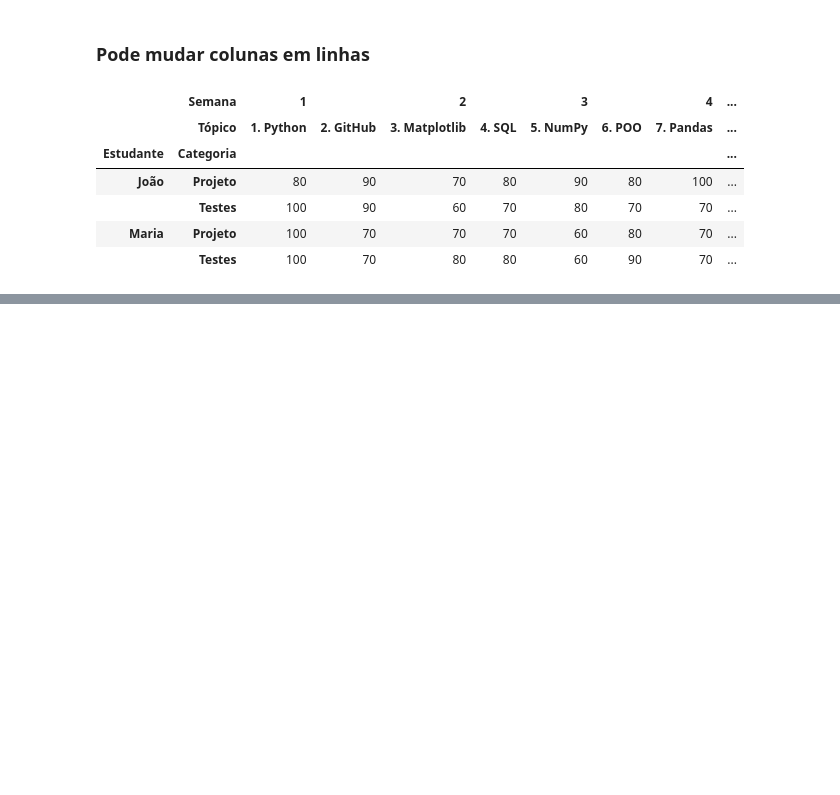
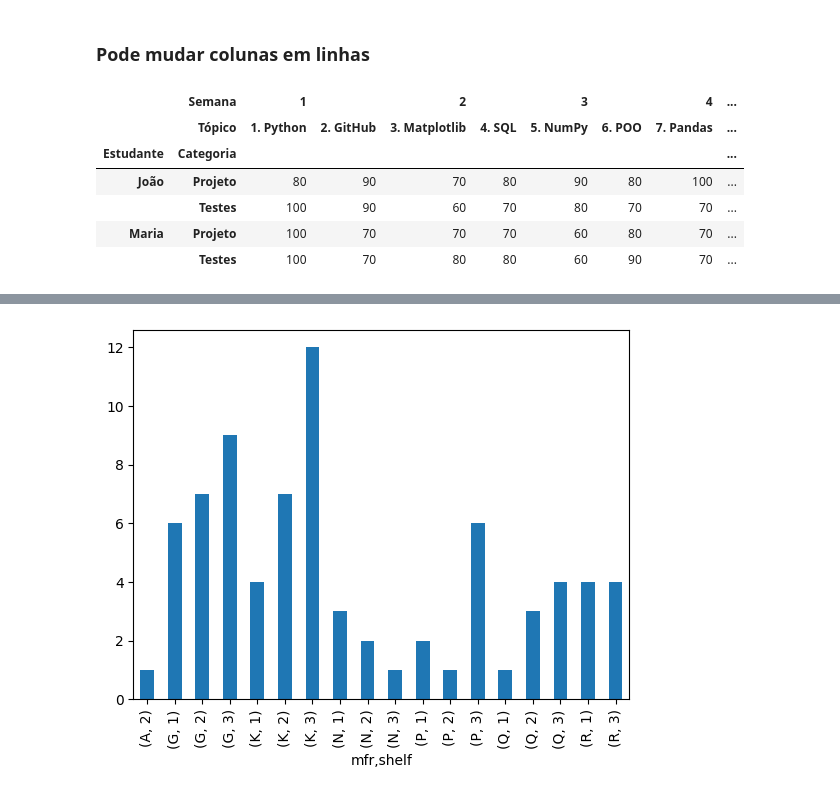
Before and after one commit to OjedaProgramador/Analise_dados_versao_2, a Jupyter notebook: excel.ipynb, the cells around one changed output, grey strips where cells are left out. Drawn from its saved outputs; the diff is of its cells as text; code cells hidden in the pictures; blank space fills up the shorter version.

```diff
--- a/excel.ipynb
+++ b/excel.ipynb
@@ -54,3 +48,6 @@ plan_pivot.stack(level=0)
 |  | Testes | 100 | 90 | 60 | 70 | 80 | 70 | 70 | ... |
 | Maria | Projeto | 100 | 70 | 70 | 70 | 60 | 80 | 70 | ... |
 |  | Testes | 100 | 70 | 80 | 80 | 60 | 90 | 70 | ... |
+# %%
+cereal = pd.read_csv('cereal.csv')
+cereal.head(10)
@@ -56,0 +86,6 @@ plan_pivot.stack(level=0)
+# %%
+cereal.groupby(['mfr', 'shelf']).size().plot(kind='bar',)
+import matplotlib.pyplot as plt
+plt.show()
+# %% [output]
+[figure, added]
```
Also changed, not shown: parts of 5 cells of this notebook, 4 other files.
